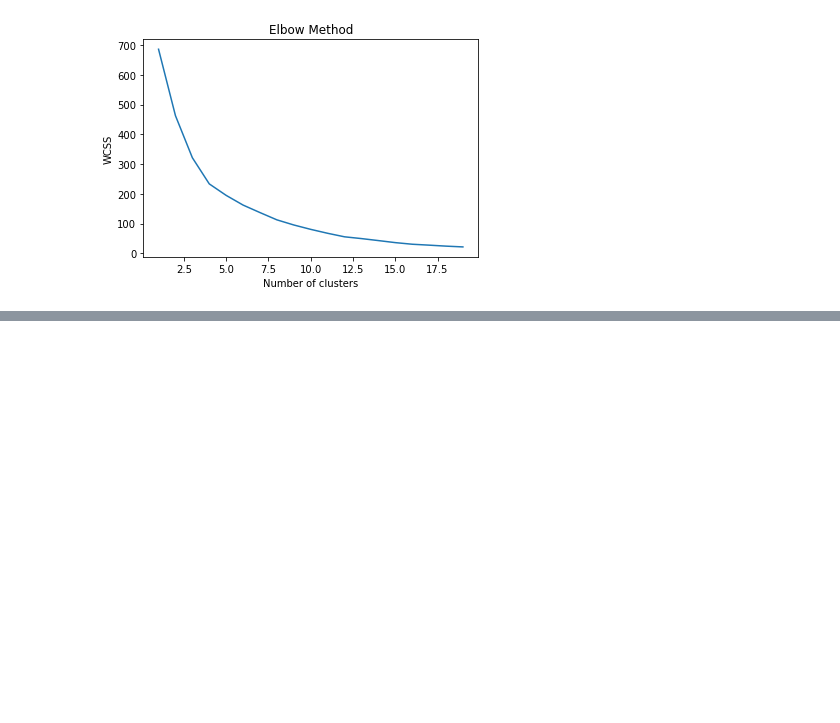
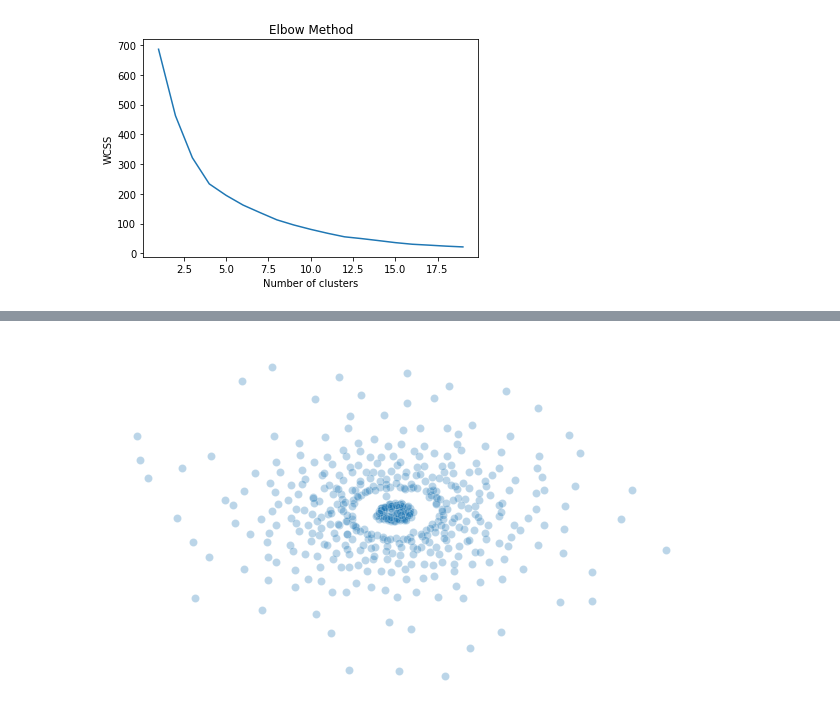
Before and after one commit to fedeghigo/Social-Data-Analysis, a Jupyter notebook: Elaborated Analysis.ipynb, the cells around one changed output, grey strips where cells are left out. Drawn from its saved outputs; the diff is of its cells as text; code cells hidden in the pictures; blank space fills up the shorter version.

```diff
--- a/Elaborated Analysis.ipynb
+++ b/Elaborated Analysis.ipynb
@@ -570,3 +570,19 @@ plt.ylabel('WCSS')
 plt.show()
 # %% [output]
 [figure]
+# %%
+embeddings = []
+for sentence in sentences:
+    sentence_embedding = np.zeros((300,))
+    for word in sentence:
+        try:
+            sentence_embedding += word_vectors[word]
+        except:
+            pass
+    sentence_embedding = sentence_embedding/len(sentence)
+    embeddings.append(sentence_embedding)
+# %%
+from sklearn.manifold import TSNE
+
+tsne = TSNE(n_components=2, perplexity=40, n_iter=300, verbose=1)
+tsne_results = tsne.fit_transform(embeddings)
@@ -572,0 +597,29 @@ plt.show()
+# %%
+import matplotlib.pyplot as plt
+import seaborn as sns
+
+df_subset = pd.DataFrame()
+df_subset['tsne-one'] = tsne_results[:,0]
+df_subset['tsne-two'] = tsne_results[:,1]
+
+fig = plt.figure(figsize=(5, 3), dpi = 150)
+
+ax = plt.gca()
+
+ax.spines['top'].set_visible(False)
+ax.spines['right'].set_visible(False)
+ax.spines['bottom'].set_visible(False)
+ax.spines['left'].set_visible(False)
+
+ax.get_xaxis().set_ticks([])
+ax.get_yaxis().set_ticks([])
+
+sc = sns.scatterplot(
+    x="tsne-one", y="tsne-two",
+    data=df_subset,
+    legend=None,
+    alpha=0.3,
+    s=15
+)
+# %% [output]
+[figure, added]
```
Also changed, not shown: parts of 5 cells of this notebook.
